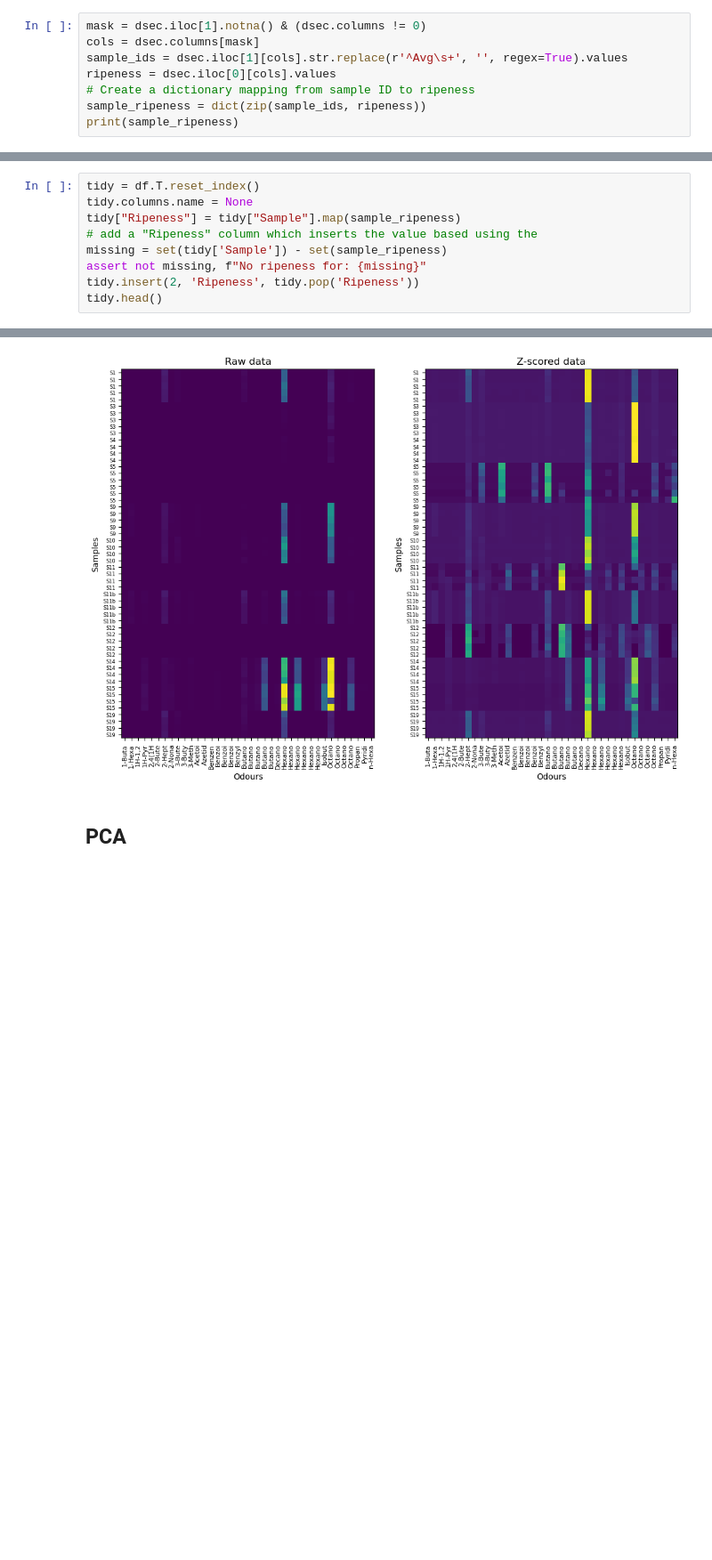
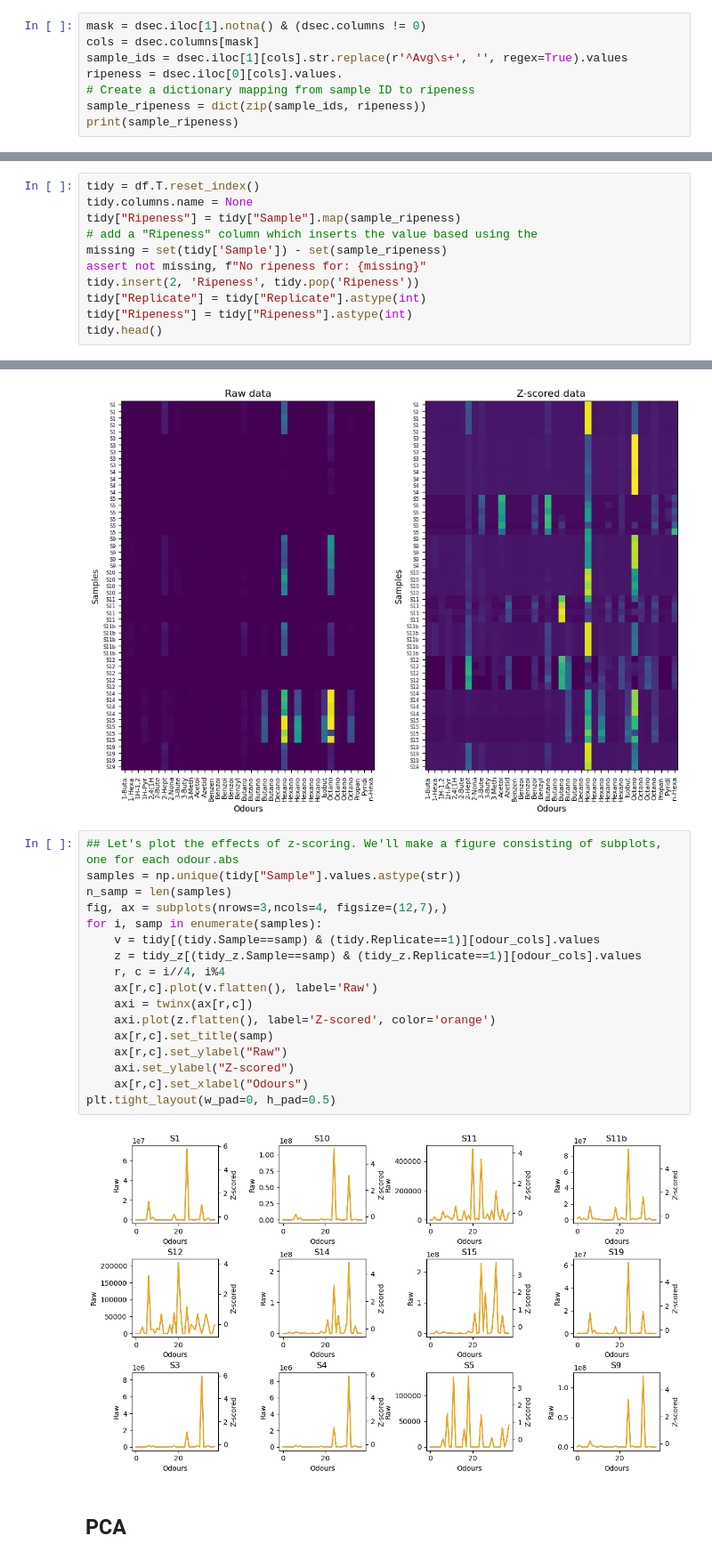
Before and after one commit to stootoon/lucia-natural-odour-stats, a Jupyter notebook: sechellia-demo.ipynb, the cells around one changed output, grey strips where cells are left out. Shown at 89% size. Cells and saved outputs as stored; diff of their text form; blank space fills up the shorter version.

```diff
--- a/sechellia-demo.ipynb
+++ b/sechellia-demo.ipynb
@@ -52,7 +53,7 @@ dsec.head()
 mask = dsec.iloc[1].notna() & (dsec.columns != 0)
 cols = dsec.columns[mask]
 sample_ids = dsec.iloc[1][cols].str.replace(r'^Avg\s+', '', regex=True).values
-ripeness = dsec.iloc[0][cols].values
+ripeness = dsec.iloc[0][cols].values.
 # Create a dictionary mapping from sample ID to ripeness
 sample_ripeness = dict(zip(sample_ids, ripeness))
 print(sample_ripeness)
@@ -68,6 +69,8 @@ tidy["Ripeness"] = tidy["Sample"].map(sample_ripeness)
 missing = set(tidy['Sample']) - set(sample_ripeness)
 assert not missing, f"No ripeness for: {missing}"
 tidy.insert(2, 'Ripeness', tidy.pop('Ripeness'))
+tidy["Replicate"] = tidy["Replicate"].astype(int)
+tidy["Ripeness"] = tidy["Ripeness"].astype(int)
 tidy.head()
 # %% [output]
 |  | Sample | Replicate | Ripeness | 1-Butanol | Acetoin | 3-Buten-1-ol, 3-methyl- | 2-Buten-1-ol, 3-methyl- | ... |
@@ -109,6 +112,25 @@ for ax_ in ax:
     ax_.set_yticklabels(tidy['Sample'], fontsize=6)
 # %% [output]
 [figure]
+# %%
+## Let's plot the effects of z-scoring. We'll make a figure consisting of subplots, one for each odour.abs
+samples = np.unique(tidy["Sample"].values.astype(str))
+n_samp = len(samples)
+fig, ax = subplots(nrows=3,ncols=4, figsize=(12,7),)
+for i, samp in enumerate(samples):
+    v = tidy[(tidy.Sample==samp) & (tidy.Replicate==1)][odour_cols].values
+    z = tidy_z[(tidy_z.Sample==samp) & (tidy_z.Replicate==1)][odour_cols].values
+    r, c = i//4, i%4
+    ax[r,c].plot(v.flatten(), label='Raw')
+    axi = twinx(ax[r,c])
+    axi.plot(z.flatten(), label='Z-scored', color='orange')
+    ax[r,c].set_title(samp)
+    ax[r,c].set_ylabel("Raw")
+    axi.set_ylabel("Z-scored")
+    ax[r,c].set_xlabel("Odours")
+plt.tight_layout(w_pad=0, h_pad=0.5)
+# %% [output]
+[figure, added]
 # %% [markdown]
 ## PCA
 # %%
```
Also changed, not shown: parts of 8 cells of this notebook.
